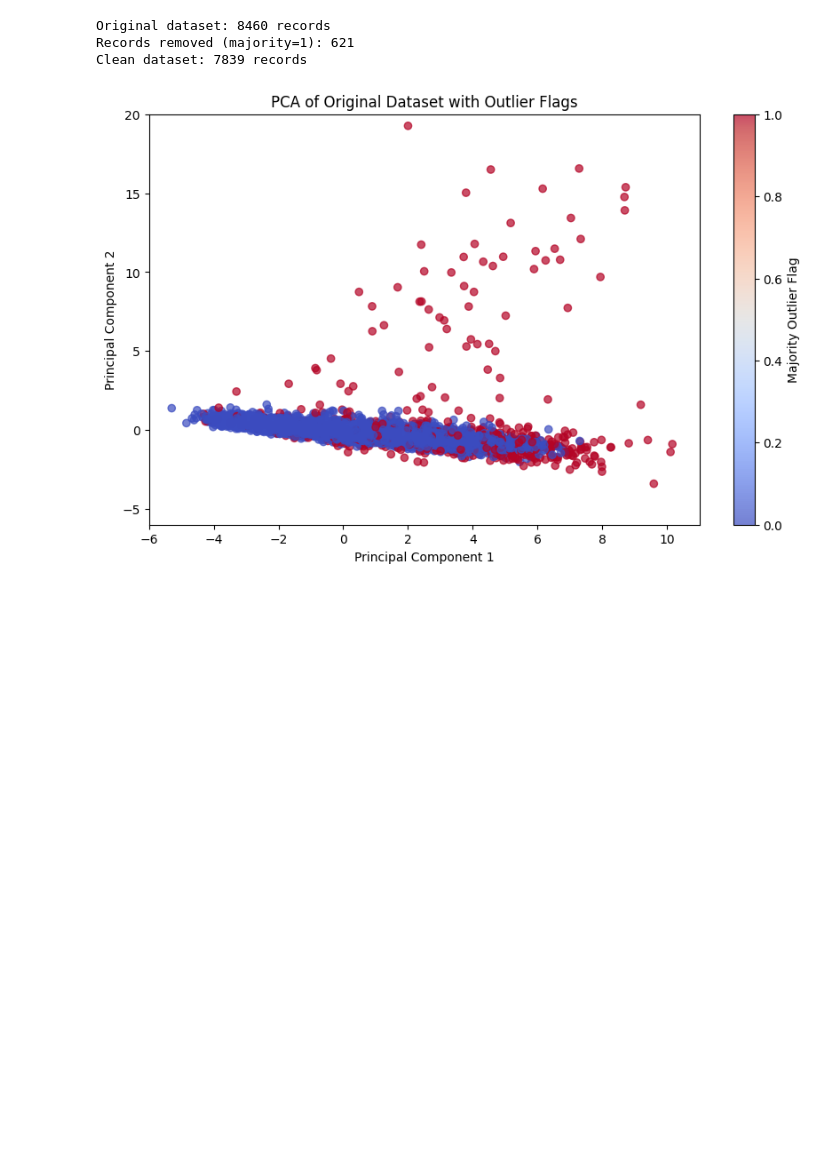
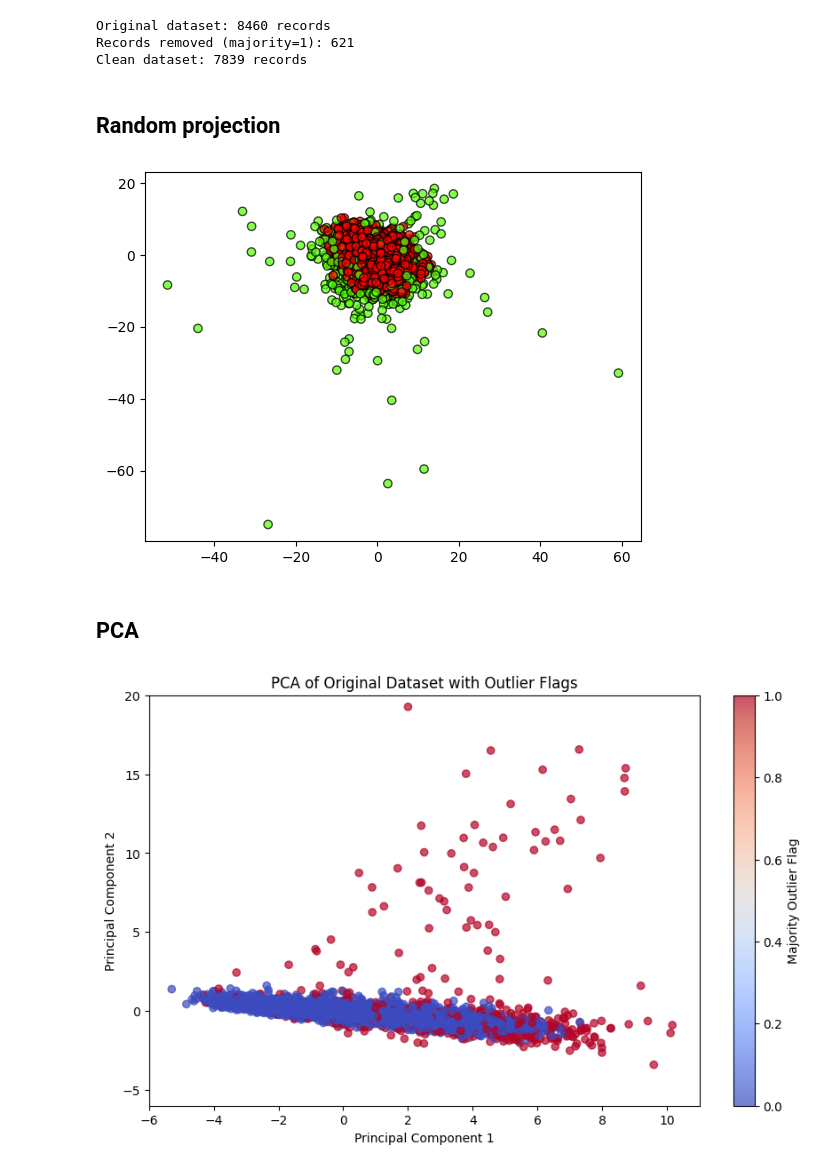
Before and after one commit to lorenzobuccolini03/Data-Mining---Advanced-Topics, a Jupyter notebook: Outliers_Detection/outliers_removal.ipynb, the cells around one changed output. Drawn from its saved outputs; the diff is of its cells as text; code cells hidden in the pictures; blank space fills up the shorter version.

Commit message:
random projection is good

```diff
--- a/Outliers_Detection/outliers_removal.ipynb
+++ b/Outliers_Detection/outliers_removal.ipynb
@@ -50,6 +50,25 @@ print(f"Clean dataset: {n_after} records")
 Original dataset: 8460 records
 Records removed (majority=1): 621
 Clean dataset: 7839 records
+# %% [markdown]
+## Random projection
+# %%
+from sklearn import random_projection
+import matplotlib.pyplot as plt
+
+# since it's random, we can have different results each time we run it.
+# Therefore, we select a random state to have the same results each time
+rsp = random_projection.GaussianRandomProjection(n_components=2, random_state=42)
+X_rsp = rsp.fit_transform(X)
+# %%
+# label the points based on the majority_outlier column
+labels = X_merged['majority_outlier'].values
+plt.scatter(X_rsp[:, 0], X_rsp[:, 1], c=labels, cmap=plt.cm.prism, edgecolor='k', alpha=0.7)
+plt.show()
+# %% [output]
+[figure, added]
+# %% [markdown]
+## PCA
 # %%
 # PCA on the original dataset with flags on the outliers
 from sklearn.decomposition import PCA
```
Also changed, not shown: parts of 2 cells of this notebook.
